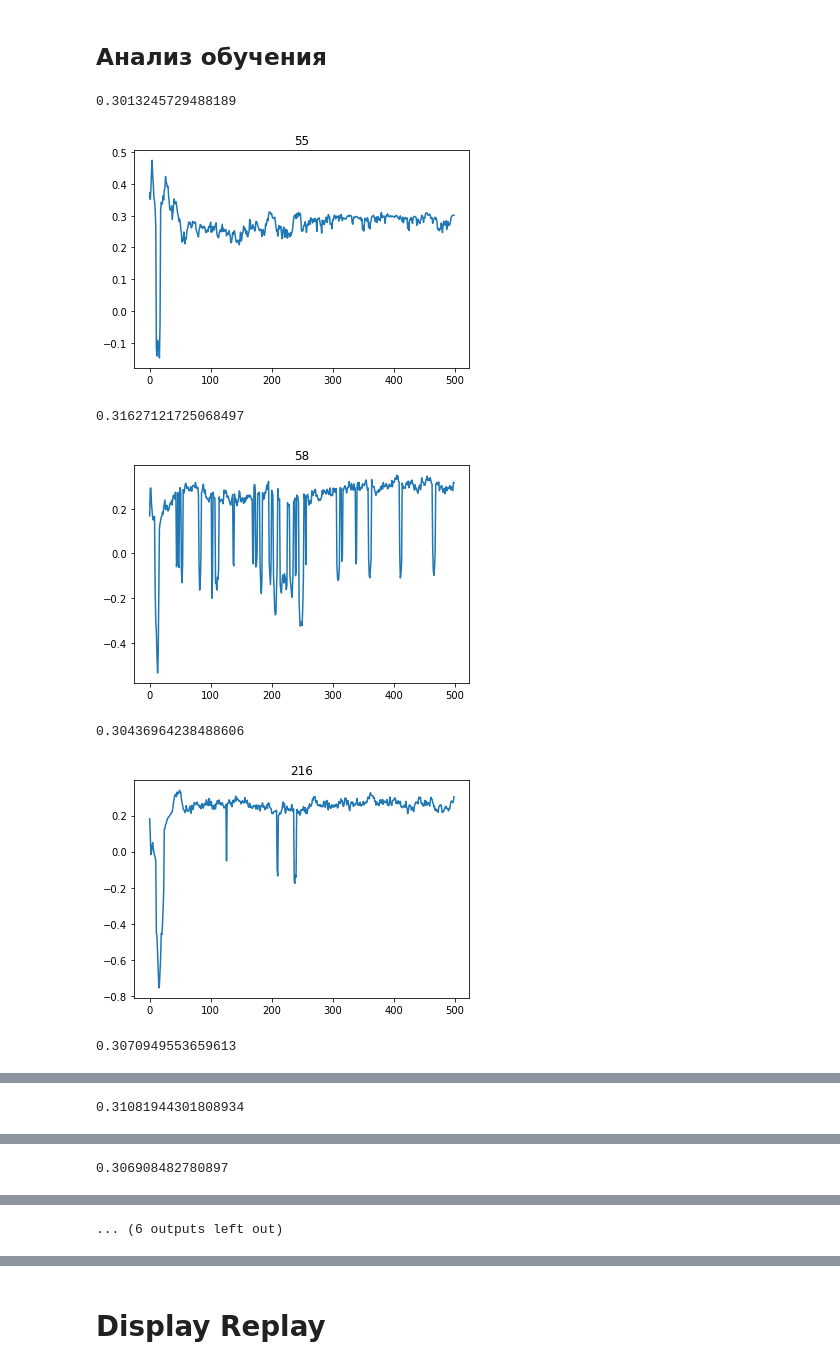
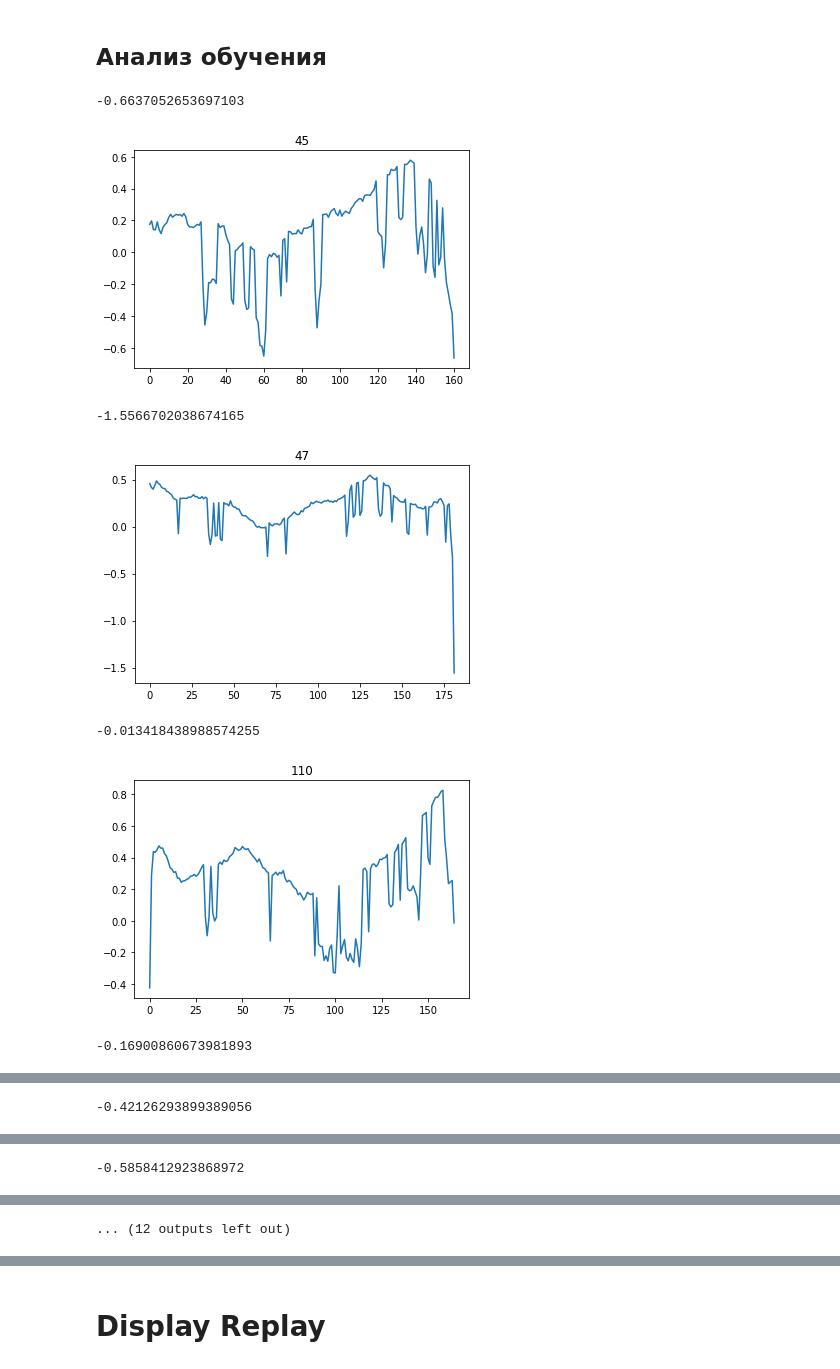
Before and after one commit to alex-kozinov/Dissertation, a Jupyter notebook: sources/analyse_tqc_learning_info.ipynb, the cells around one changed output, grey strips where cells are left out. Drawn from its saved outputs; the diff is of its cells as text; code cells hidden in the pictures.

```diff
--- a/sources/analyse_tqc_learning_info.ipynb
+++ b/sources/analyse_tqc_learning_info.ipynb
@@ -27,24 +27,24 @@ def extract_param(info_log, param_name):
 
     return param
 # %%
-t = 500000 - 1
-file_name = f"learning_info/info_{t+1}.pickle"
+t = 300000 - 1
+file_name = f"data/learning_info/info_{t+1}.pickle"
 with open(file_name, 'rb') as f:
     info = pickle.load(f)
 # %%
 for i, cur_info in enumerate(info):
-    if len(cur_info) < 500 or cur_info[-1]["reward"] < 0.3:
+    if len(cur_info) < 150: # or cur_info[-1]["reward"] < 0:
         continue
     print(cur_info[-1]["reward"])
     reward = extract_param(cur_info, "reward")
     plt.title(i)
     plt.plot(reward)
     plt.show()
 # %% [output]
-0.3013245729488189
+-0.6637052653697103
-[figure, old version]
+[figure, new version]
-0.31627121725068497
+-1.5566702038674165
-[figure, old version]
+[figure, new version]
-0.30436964238488606
+-0.013418438988574255
-[figure, old version]
+[figure, new version]
-0.3070949553659613
+-0.16900860673981893
@@ -52 +52 @@ for i, cur_info in enumerate(info):
-0.31081944301808934
+-0.42126293899389056
@@ -54 +54 @@ for i, cur_info in enumerate(info):
-0.306908482780897
+-0.5858412923868972
@@ -56,4 +56,4 @@ for i, cur_info in enumerate(info):
-... (6 outputs left out)
+... (12 outputs left out)
 # %%
 info[0][0].keys()
 # %% [output]
```
Also changed, not shown: parts of 6 cells of this notebook, 10 other files.
